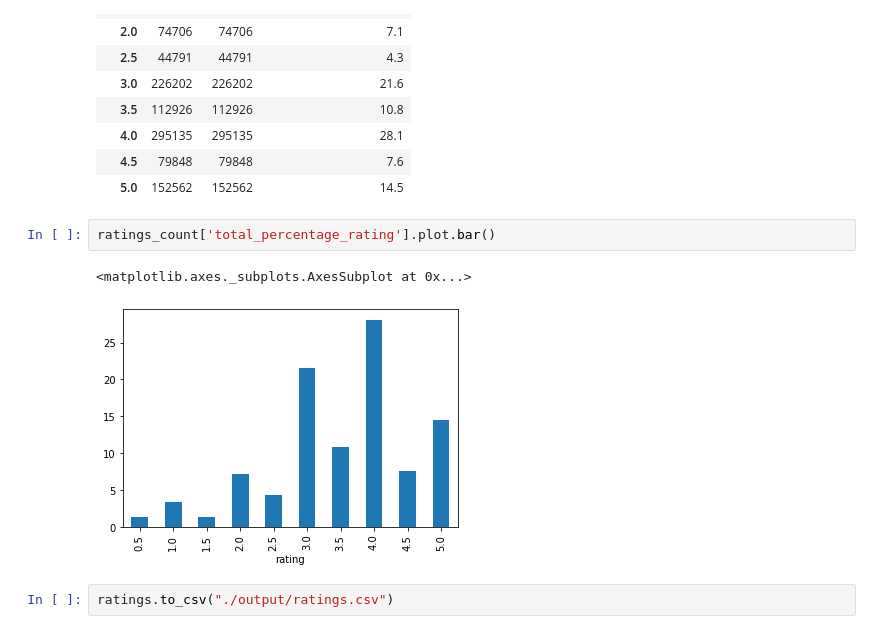
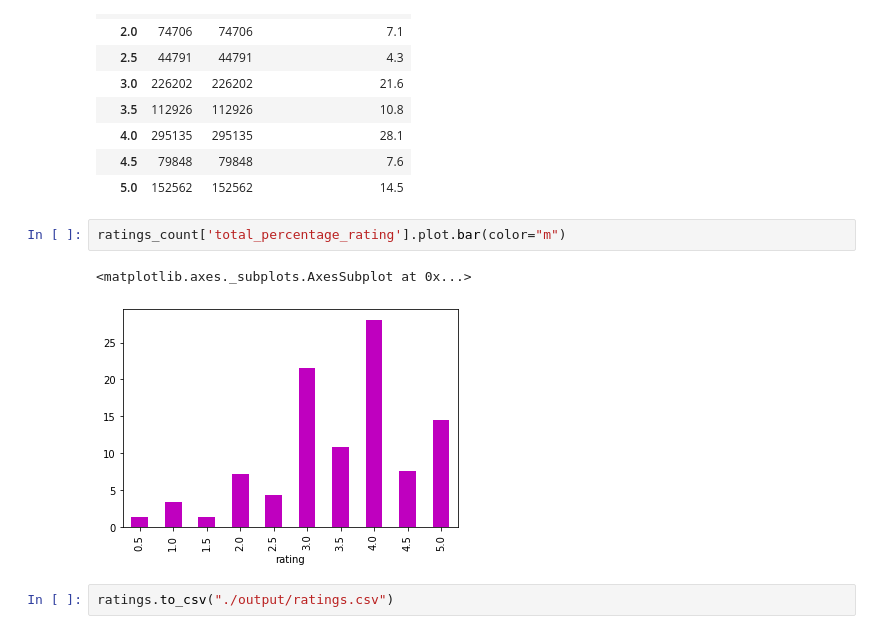
Before and after one commit to Macarena18/Final-Project, a Jupyter notebook: Analysis.ipynb, the cells around one changed output. Cells and saved outputs as stored; diff of their text form.

```diff
--- a/Analysis.ipynb
+++ b/Analysis.ipynb
@@ -333,10 +333,10 @@ ratings_count
 | 4.5 | 79848 | 79848 | 7.6 |
 | 5.0 | 152562 | 152562 | 14.5 |
 # %%
-ratings_count['total_percentage_rating'].plot.bar()
+ratings_count['total_percentage_rating'].plot.bar(color="m")
 # %% [output]
 <matplotlib.axes._subplots.AxesSubplot at 0x...>
-[figure, old version]
+[figure, new version]
 # %%
 ratings.to_csv("./output/ratings.csv")
 # %% [markdown]
```
Also changed, not shown: parts of 7 cells of this notebook, 3 other files.
